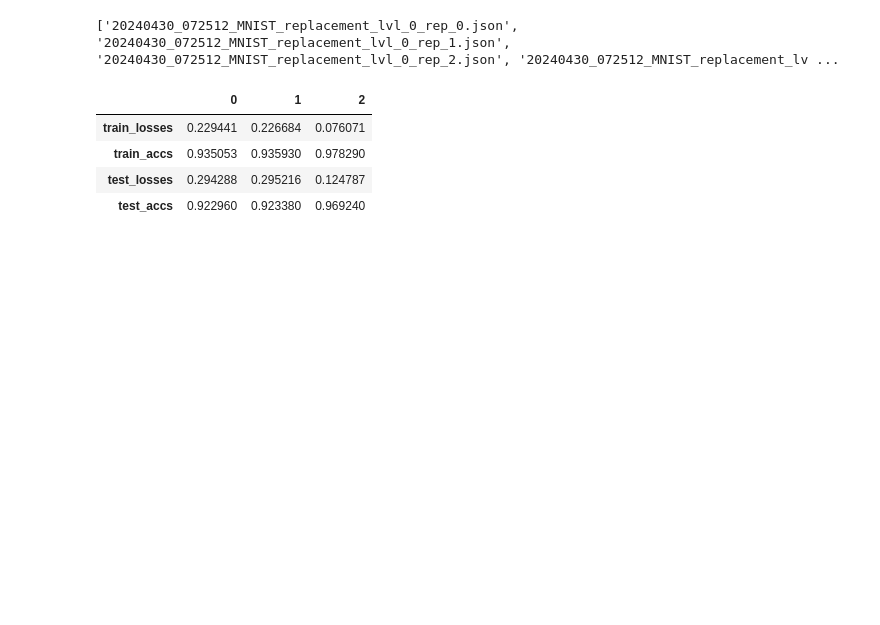
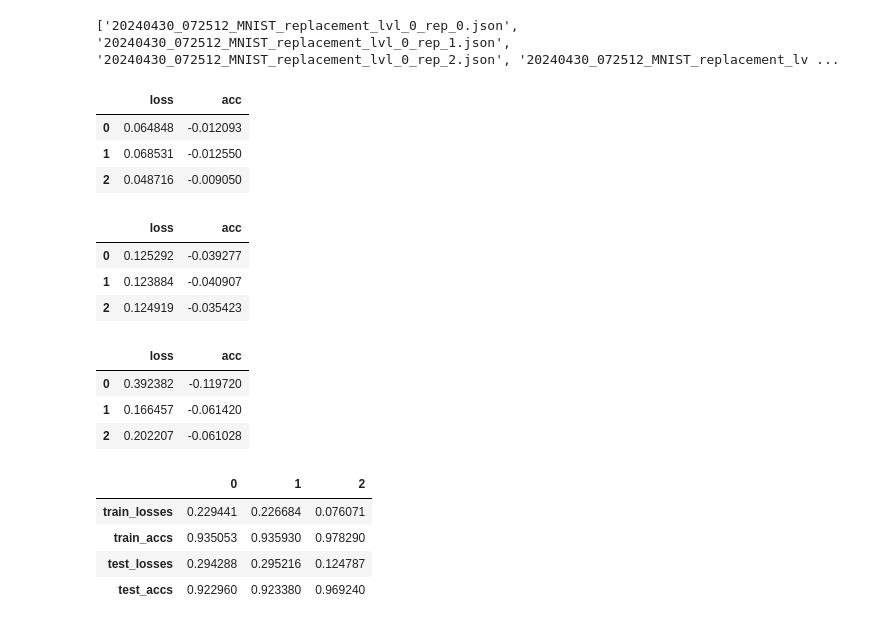
Before and after one commit to peiyong-addwater/Let-The-Quantum-Creep-In, a Jupyter notebook: scripts/results/PlotTorchResults.ipynb, the cells around one changed output. Drawn from its saved outputs; the diff is of its cells as text; code cells hidden in the pictures; blank space fills up the shorter version.

```diff
--- a/scripts/results/PlotTorchResults.ipynb
+++ b/scripts/results/PlotTorchResults.ipynb
@@ -111,6 +106,29 @@ for dataset in datasets:
 
 laster_iter_avg_df = {dataset:pd.DataFrame(last_iter_avg[dataset]) for dataset in datasets}
 laster_iter_std_df = {dataset:pd.DataFrame(last_iter_std[dataset]) for dataset in datasets}
+
+last_iter_gen_error = {dataset:pd.DataFrame({'loss':laster_iter_avg_df[dataset].loc['test_losses']-laster_iter_avg_df[dataset].loc['train_losses'], 'acc':laster_iter_avg_df[dataset].loc['test_accs']-laster_iter_avg_df[dataset].loc['train_accs']}) for dataset in datasets}
+# %%
+last_iter_gen_error['MNIST']
+# %% [output]
+|  | loss | acc |
+| 0 | 0.064848 | -0.012093 |
+| 1 | 0.068531 | -0.012550 |
+| 2 | 0.048716 | -0.009050 |
+# %%
+last_iter_gen_error['FashionMNIST']
+# %% [output]
+|  | loss | acc |
+| 0 | 0.125292 | -0.039277 |
+| 1 | 0.123884 | -0.040907 |
+| 2 | 0.124919 | -0.035423 |
+# %%
+last_iter_gen_error['CIFAR10']
+# %% [output]
+|  | loss | acc |
+| 0 | 0.392382 | -0.119720 |
+| 1 | 0.166457 | -0.061420 |
+| 2 | 0.202207 | -0.061028 |
 # %%
 laster_iter_avg_df['MNIST']
 # %% [output]
```
Also changed, not shown: parts of 1 cell of this notebook, 1 other file.
